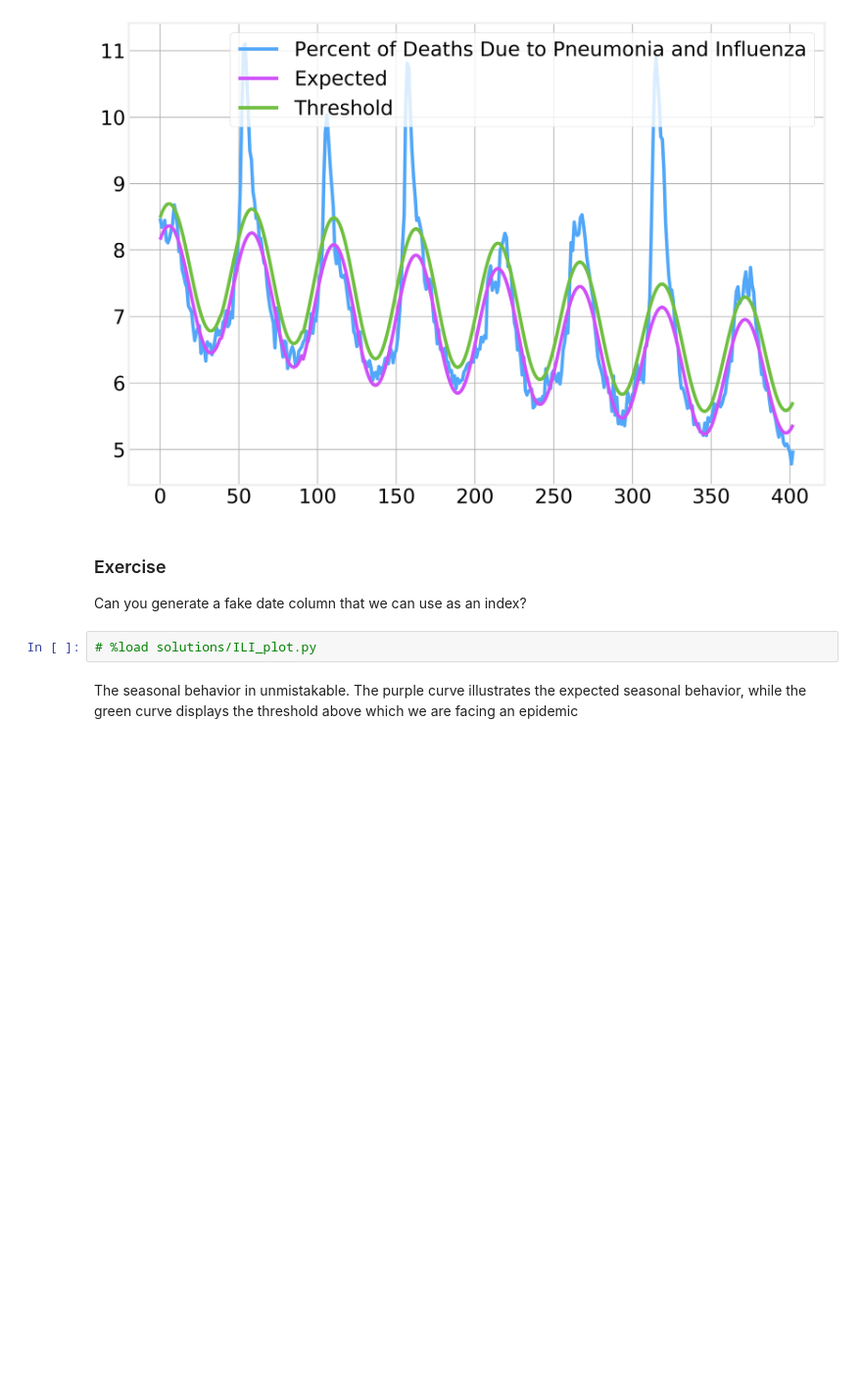
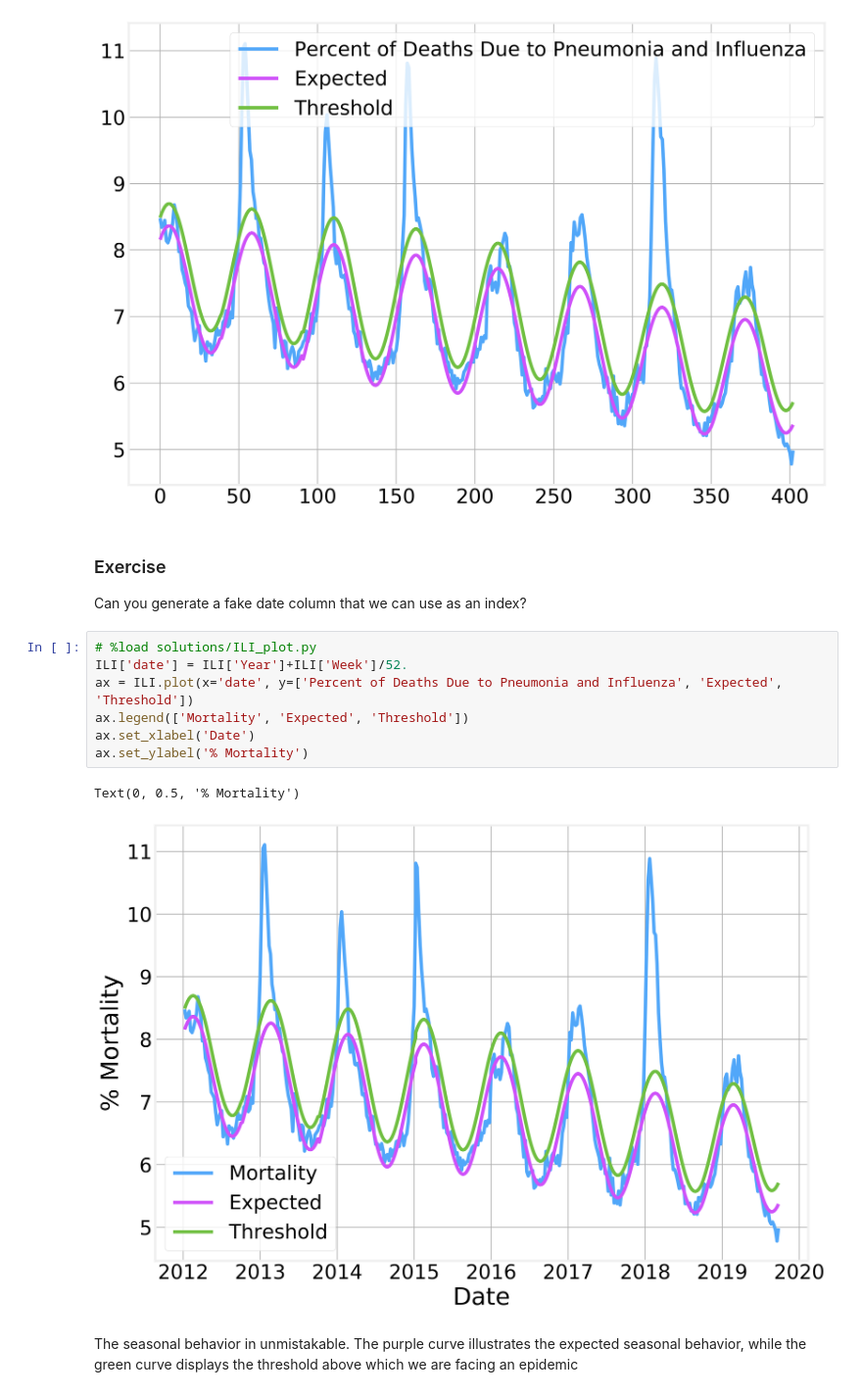
Before and after one commit to DataForScience/Timeseries_LL, a Jupyter notebook: 01. Data Exploration.ipynb, the cells around one changed output. Shown at 98% size. Cells and saved outputs as stored; diff of their text form; blank space fills up the shorter version.

```diff
--- a/01. Data Exploration.ipynb
+++ b/01. Data Exploration.ipynb
@@ -100,8 +110,16 @@ ILI[['Percent of Deaths Due to Pneumonia and Influenza', 'Expected', 'Threshold'
 # %% [markdown]
 ### Exercise
 Can you generate a fake date column that we can use as an index?
-# %%
-# %load solutions/ILI_plot.py
+# %%
+# %load solutions/ILI_plot.py
+ILI['date'] = ILI['Year']+ILI['Week']/52.
+ax = ILI.plot(x='date', y=['Percent of Deaths Due to Pneumonia and Influenza', 'Expected', 'Threshold'])
+ax.legend(['Mortality', 'Expected', 'Threshold'])
+ax.set_xlabel('Date')
+ax.set_ylabel('% Mortality')
+# %% [output]
+Text(0, 0.5, '% Mortality')
+[figure, added]
 # %% [markdown]
 The seasonal behavior in unmistakable. The purple curve illustrates the expected seasonal behavior, while the green curve displays the threshold above which we are facing an epidemic
 # %% [markdown]
```
Also changed, not shown: parts of 8 cells of this notebook, 11 other files.
